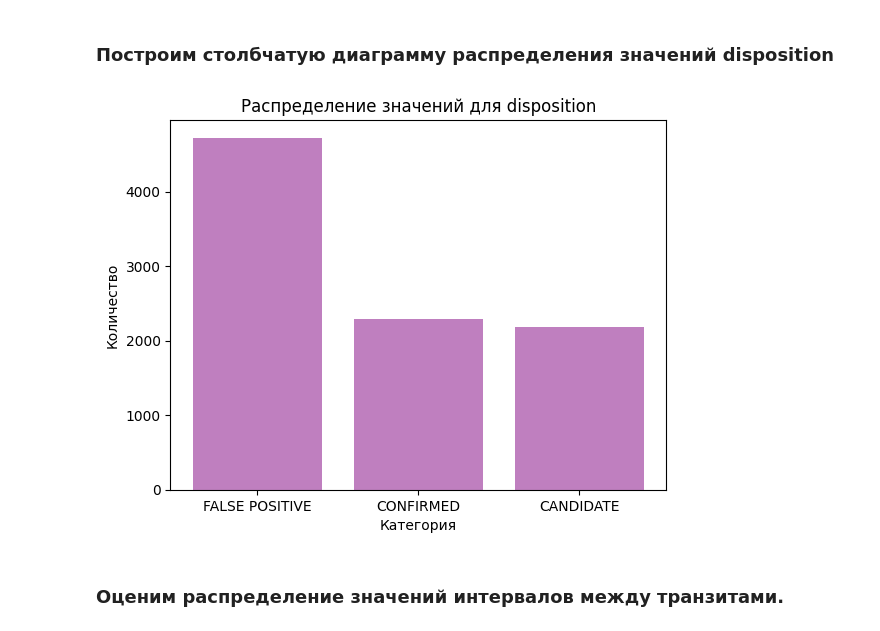
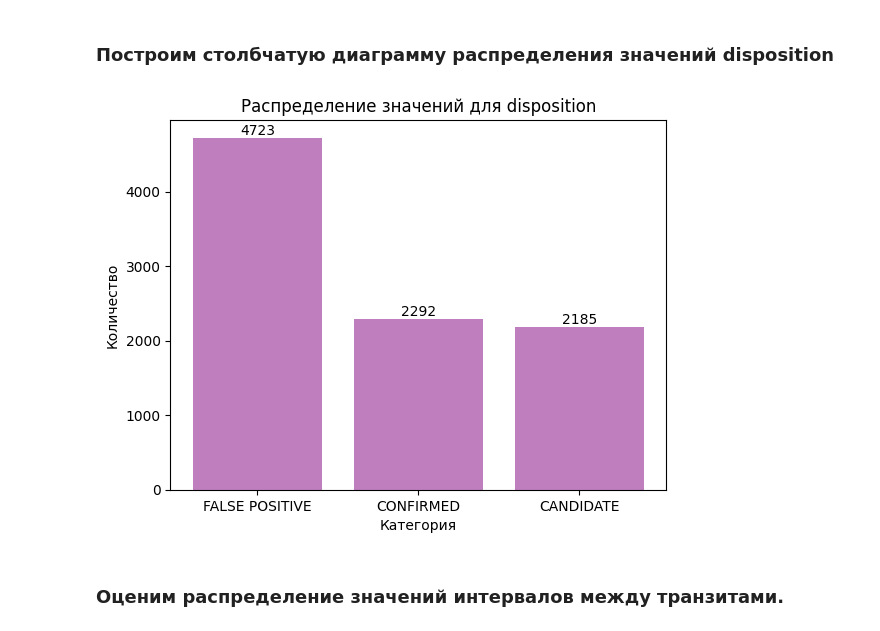
Before and after one commit to Polinezhich/andan_FP, a Jupyter notebook: main.ipynb, the cells around one changed output. Saved outputs shown, nothing was run; the diff lists cells and outputs as text; code cells hidden in the pictures.

```diff
--- a/main.ipynb
+++ b/main.ipynb
@@ -211,14 +227,19 @@ plt.show()
 # %%
 disposition_counts = df['disposition'].value_counts()
 
 # Построим столбчатую диаграмму
 plt.bar(disposition_counts.index, disposition_counts.values, alpha=0.5, color='purple')
 plt.xlabel('Категория')
 plt.ylabel('Количество')
 plt.title('Распределение значений для disposition')
+
+# Подпишем столбцы
+for i, value in enumerate(disposition_counts.values):
+    plt.text(i, value, str(value), ha='center', va='bottom')
+
 plt.show()
 # %% [output]
-[figure, old version]
+[figure, new version]
 # %% [markdown]
 ### Оценим распределение значений интервалов между транзитами.
 # %%
```
Also changed, not shown: parts of 19 cells of this notebook.
